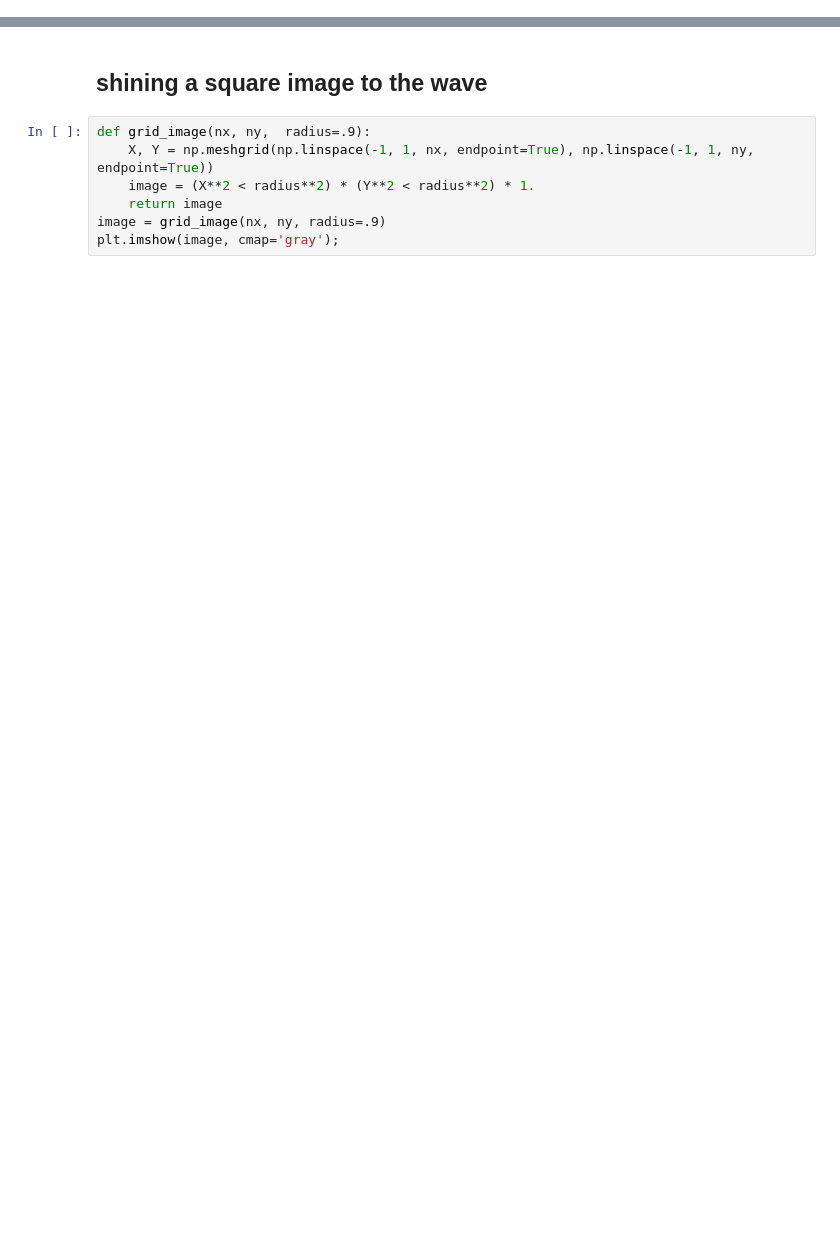
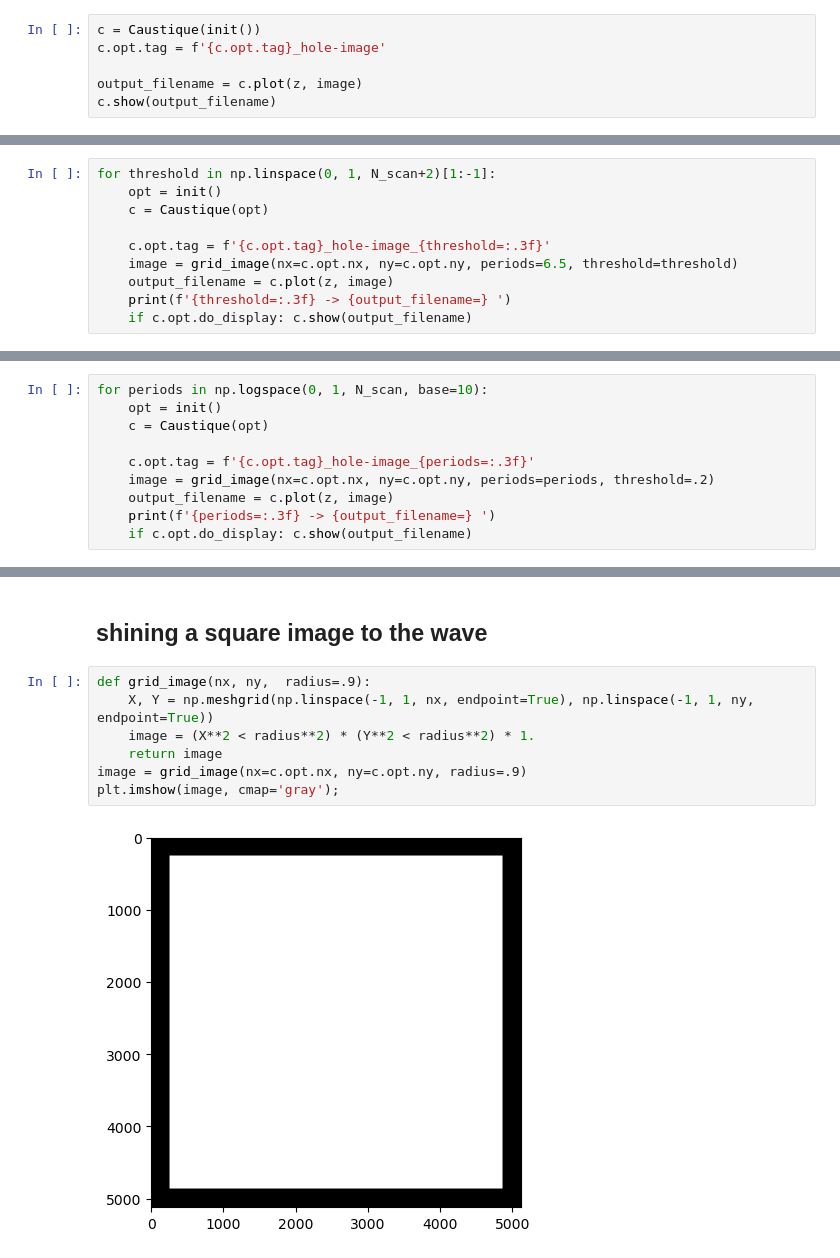
Before and after one commit to NaturalPatterns/2020_caustiques, a Jupyter notebook: 2022-12-03_caustique.ipynb, the cells around one changed output, grey strips where cells are left out. Cells and saved outputs as stored; diff of their text form; blank space fills up the shorter version.

```diff
--- a/2022-12-03_caustique.ipynb
+++ b/2022-12-03_caustique.ipynb
@@ -402,0 +475,6 @@ for periods in np.logspace(0, 1, N_scan, base=10):
+# %%
+c = Caustique(init())
+c.opt.tag = f'{c.opt.tag}_hole-image'
+
+output_filename = c.plot(z, image)
+c.show(output_filename)
@@ -402,0 +483,10 @@ for periods in np.logspace(0, 1, N_scan, base=10):
+# %%
+for threshold in np.linspace(0, 1, N_scan+2)[1:-1]:
+    opt = init()
+    c = Caustique(opt)
+
+    c.opt.tag = f'{c.opt.tag}_hole-image_{threshold=:.3f}'
+    image = grid_image(nx=c.opt.nx, ny=c.opt.ny, periods=6.5, threshold=threshold)
+    output_filename = c.plot(z, image)
+    print(f'{threshold=:.3f} -> {output_filename=} ')
+    if c.opt.do_display: c.show(output_filename)
@@ -402,0 +503,10 @@ for periods in np.logspace(0, 1, N_scan, base=10):
+# %%
+for periods in np.logspace(0, 1, N_scan, base=10):
+    opt = init()
+    c = Caustique(opt)
+
+    c.opt.tag = f'{c.opt.tag}_hole-image_{periods=:.3f}'
+    image = grid_image(nx=c.opt.nx, ny=c.opt.ny, periods=periods, threshold=.2)
+    output_filename = c.plot(z, image)
+    print(f'{periods=:.3f} -> {output_filename=} ')
+    if c.opt.do_display: c.show(output_filename)
@@ -405,10 +525,12 @@ for periods in np.logspace(0, 1, N_scan, base=10):
 # %%
 def grid_image(nx, ny,  radius=.9):
     X, Y = np.meshgrid(np.linspace(-1, 1, nx, endpoint=True), np.linspace(-1, 1, ny, endpoint=True))
     image = (X**2 < radius**2) * (Y**2 < radius**2) * 1.
     return image
-image = grid_image(nx, ny, radius=.9)
+image = grid_image(nx=c.opt.nx, ny=c.opt.ny, radius=.9)
 plt.imshow(image, cmap='gray');
+# %% [output]
+[figure, added]
 # %%
 c = Caustique(init())
 c.opt.tag = f'{c.opt.tag}_square-image'
```
Also changed, not shown: parts of 47 cells of this notebook.
